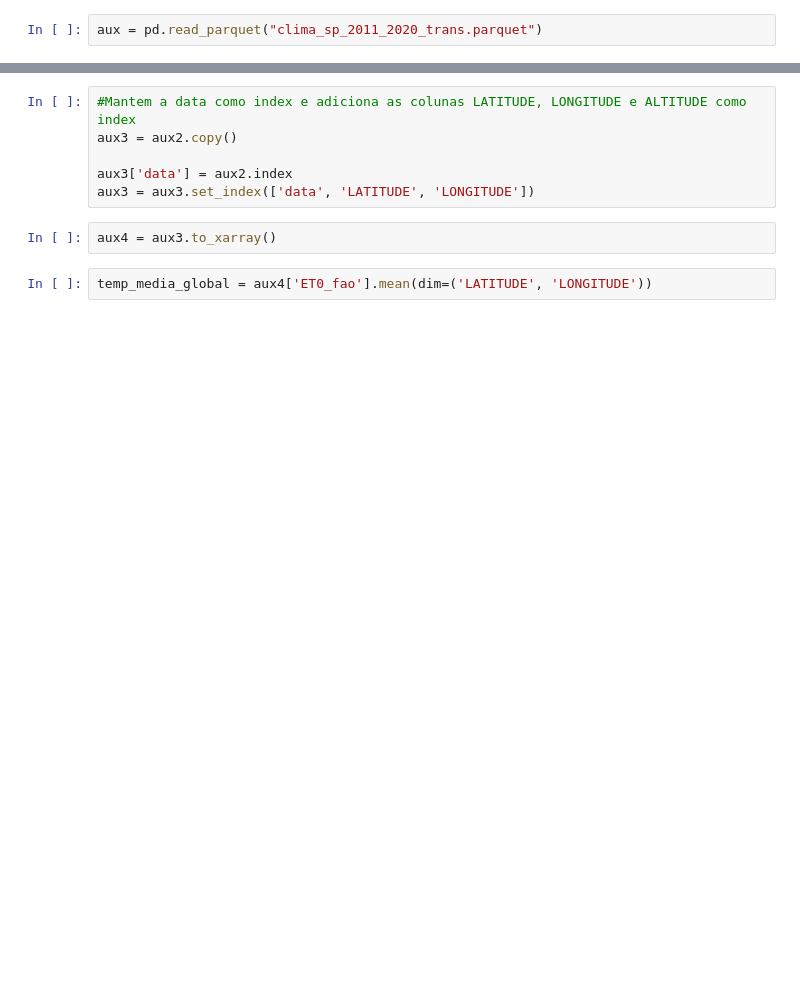
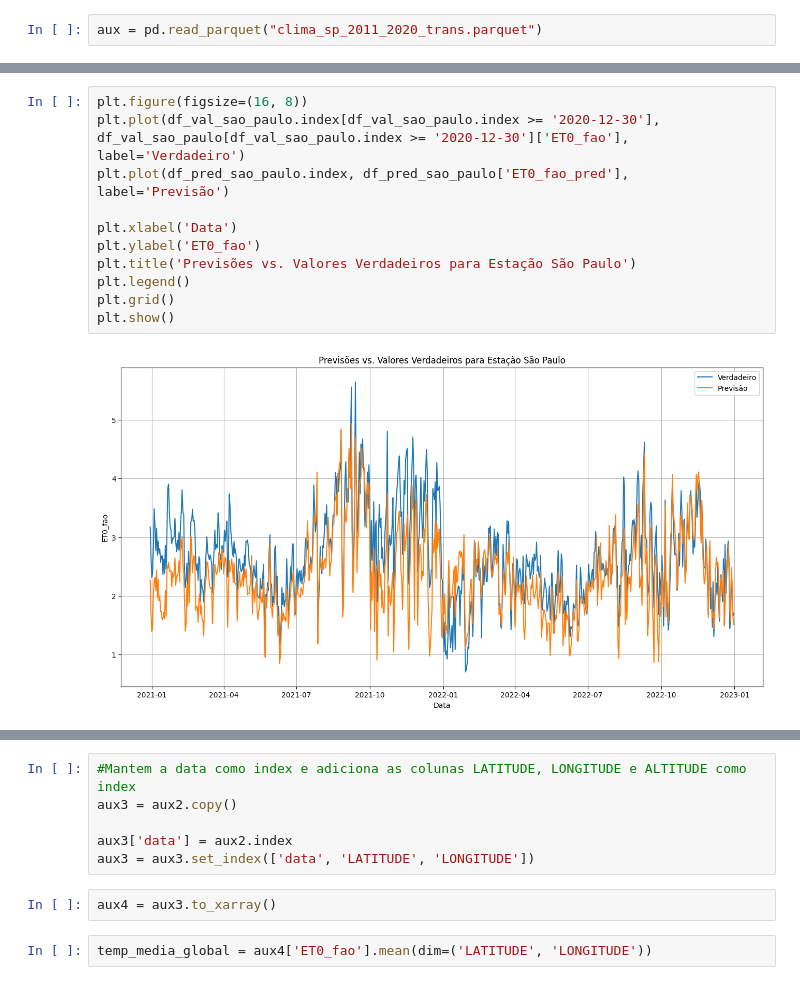
Before and after one commit to MayconRochaaa/clima_forecast, a Jupyter notebook: notebooks/teste_xarray.ipynb, the cells around one changed output, grey strips where cells are left out. Cells and saved outputs as stored; diff of their text form; blank space fills up the shorter version.

```diff
--- a/notebooks/teste_xarray.ipynb
+++ b/notebooks/teste_xarray.ipynb
@@ -149,0 +390,13 @@ aux2 = aux2[aux2['ESTAÇÃO'] != 'CRIOSFERA']
+# %%
+plt.figure(figsize=(16, 8))
+plt.plot(df_val_sao_paulo.index[df_val_sao_paulo.index >= '2020-12-30'], df_val_sao_paulo[df_val_sao_paulo.index >= '2020-12-30']['ET0_fao'], label='Verdadeiro')
+plt.plot(df_pred_sao_paulo.index, df_pred_sao_paulo['ET0_fao_pred'], label='Previsão')
+
+plt.xlabel('Data')
+plt.ylabel('ET0_fao')
+plt.title('Previsões vs. Valores Verdadeiros para Estação São Paulo')
+plt.legend()
+plt.grid()
+plt.show()
+# %% [output]
+[figure, added]
```
Also changed, not shown: parts of 32 cells of this notebook.
